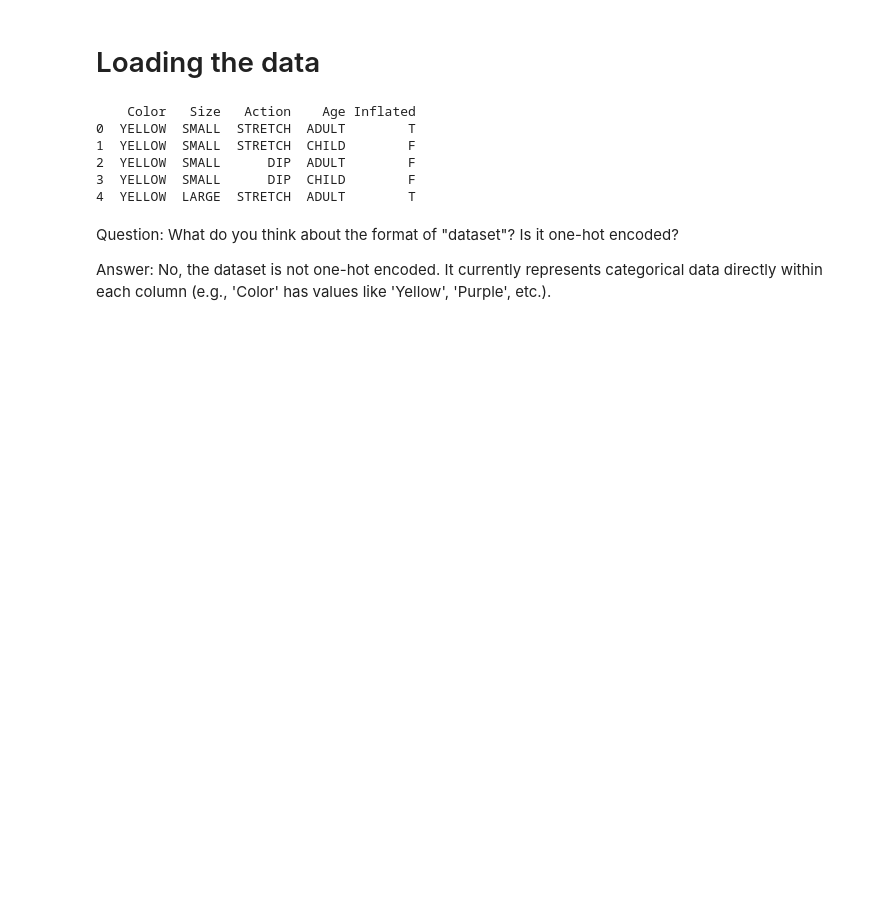
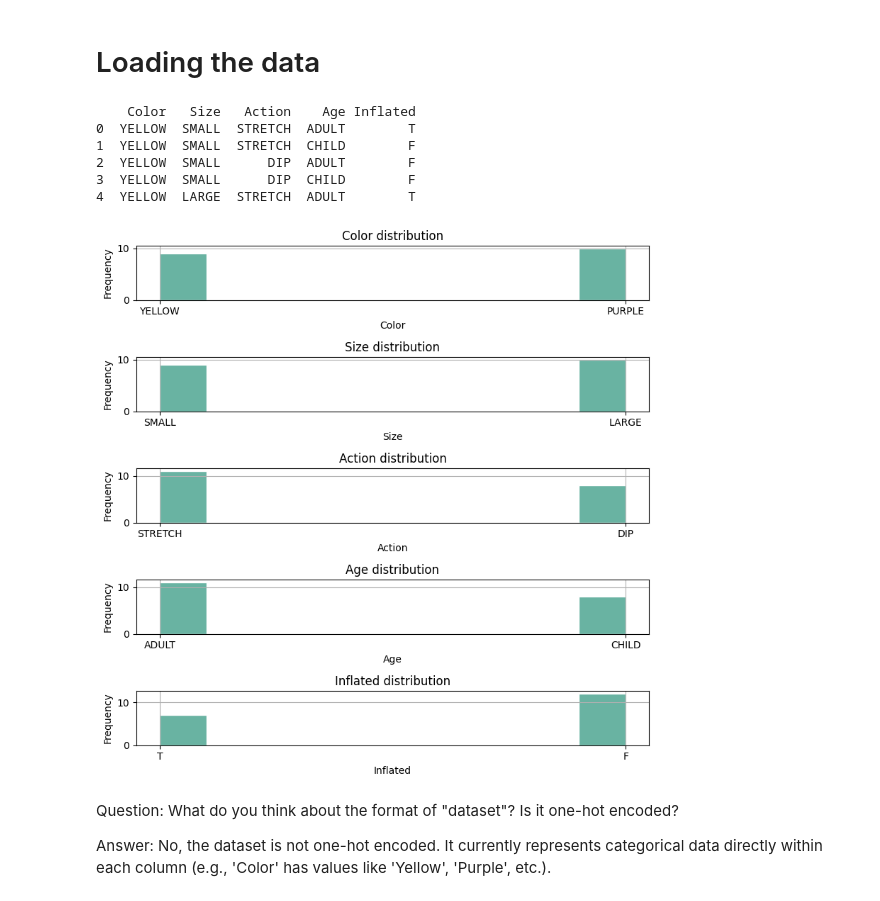
Before and after one commit to Welkomm/Data_Analysis, a Jupyter notebook: Analysis/MCA/MCA.ipynb, the cells around one changed output. Cells and saved outputs as stored; diff of their text form; code cells hidden in the pictures; blank space fills up the shorter version.

```diff
--- a/Analysis/MCA/MCA.ipynb
+++ b/Analysis/MCA/MCA.ipynb
@@ -18,6 +18,36 @@ print(dataset.head())
 2  YELLOW  SMALL      DIP  ADULT        F
 3  YELLOW  SMALL      DIP  CHILD        F
 4  YELLOW  LARGE  STRETCH  ADULT        T
+# %%
+import matplotlib.pyplot as plt
+
+# Initialize a charts
+fig, axes = plt.subplots(nrows=5, ncols=1, figsize=(8, 8))
+
+# Flatten the axes array (makes it easier to iterate over)
+axes = axes.flatten()
+
+# Loop through each column and plot a histogram
+for i, column in enumerate(dataset.columns):
+
+    # Add the histogram
+    dataset[column].hist(ax=axes[i], # Define on which ax we're working on
+                    edgecolor='white', # Color of the border
+                    color='#69b3a2' # Color of the bins
+                   )
+
+    # Add title and axis label
+    axes[i].set_title(f'{column} distribution')
+    axes[i].set_xlabel(column)
+    axes[i].set_ylabel('Frequency')
+
+# Adjust layout
+plt.tight_layout()
+
+# Show the plot
+plt.show()
+# %% [output]
+[figure, added]
 # %% [markdown]
 Question: What do you think about the format of "dataset"? Is it one-hot encoded?
 
```
Also changed, not shown: parts of 2 cells of this notebook, 7 other files.
